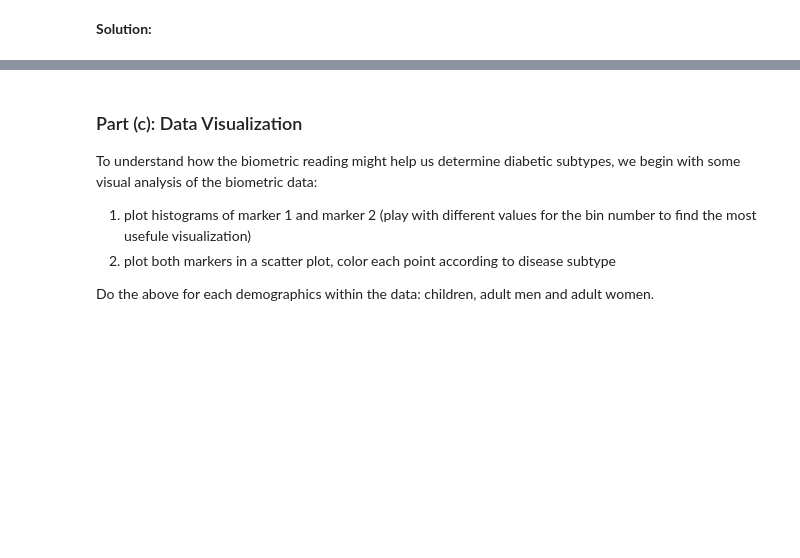
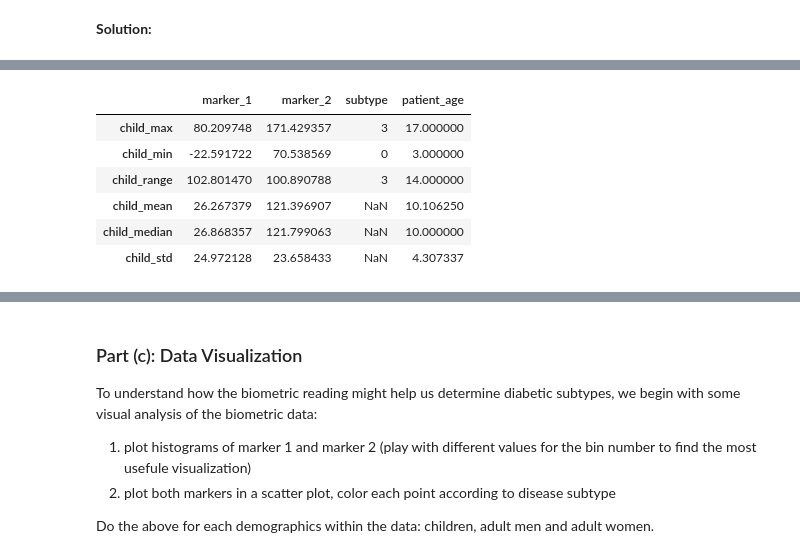
Before and after one commit to itspepsico/lab_files, a Jupyter notebook: Lab_1/Data_Science_Lab1.ipynb, the cells around one changed output, grey strips where cells are left out. Cells and saved outputs as stored; diff of their text form; code cells hidden in the pictures; blank space fills up the shorter version.

```diff
--- a/Lab_1/Data_Science_Lab1.ipynb
+++ b/Lab_1/Data_Science_Lab1.ipynb
@@ -64,0 +135,30 @@ Give a summary of the demographics of the patients contained in the dataset, i.e
+# %%
+### New task new cell
+
+#Create three different datasets by filtering our entire set
+children_data = df[df['patient_age'] < 18]
+adult_women_data = df[(df['patient_age'] > 17) & (df['patient_gender'] == 'female')]
+adult_male_data = df[(df['patient_age'] > 17) & (df['patient_gender'] == 'male')]
+
+#create dataframe with select column names (just like before)
+column_names = children_data[range(1, 5)].columns.values
+child_stats = pd.DataFrame(columns=column_names)
+
+#add a row for each stat (just like before)
+child_stats.loc['child_max'] = children_data[range(1, 5)].max()
+child_stats.loc['child_min'] = children_data[range(1, 5)].min()
+child_stats.loc['child_range'] = children_data[range(1, 5)].max() - children_data[range(1, 5)].min()
+
+child_stats.loc['child_mean'] = children_data[[1, 2, 4]].mean()
+child_stats.loc['child_median'] = children_data[[1, 2, 4]].median()
+child_stats.loc['child_std'] = children_data[[1, 2, 4]].std()
+
+child_stats
+# %% [output]
+|  | marker_1 | marker_2 | subtype | patient_age |
+| child_max | 80.209748 | 171.429357 | 3 | 17.000000 |
+| child_min | -22.591722 | 70.538569 | 0 | 3.000000 |
+| child_range | 102.801470 | 100.890788 | 3 | 14.000000 |
+| child_mean | 26.267379 | 121.396907 | NaN | 10.106250 |
+| child_median | 26.868357 | 121.799063 | NaN | 10.000000 |
+| child_std | 24.972128 | 23.658433 | NaN | 4.307337 |
```
Also changed, not shown: parts of 7 cells of this notebook.
